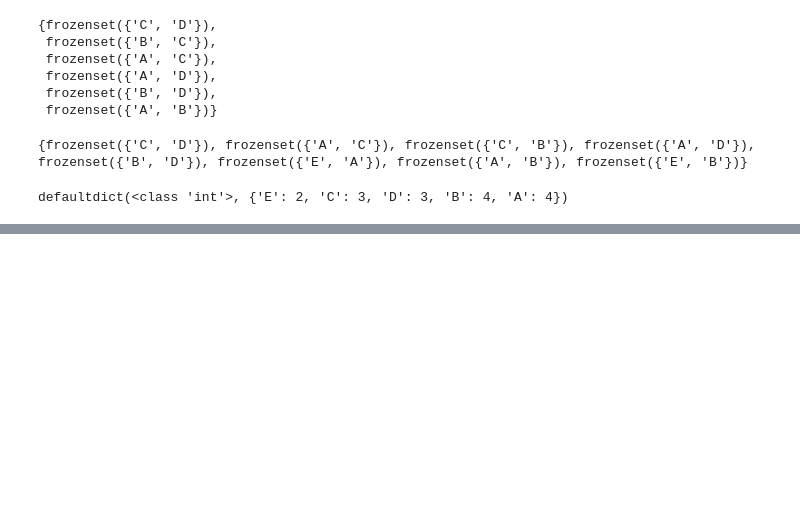
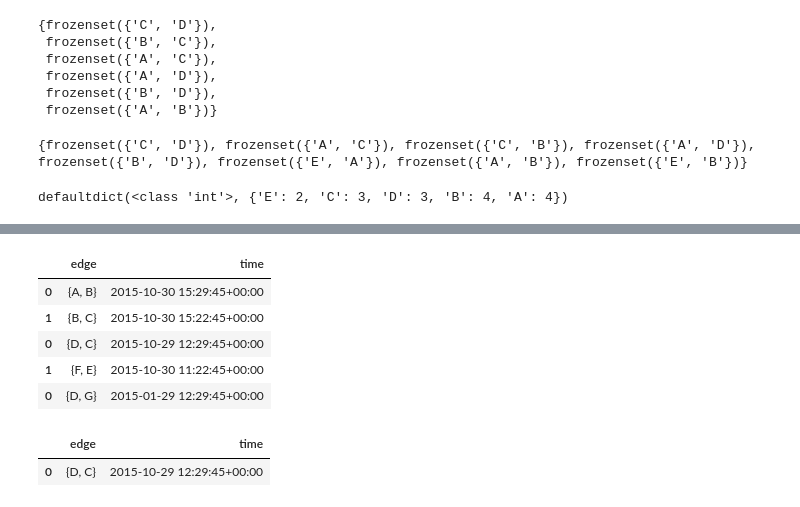
Before and after one commit to marksibrahim/coding-challenge, a Jupyter notebook: src/play/graph_play.ipynb, the cells around one changed output, grey strips where cells are left out. Saved outputs shown, nothing was run; the diff lists cells and outputs as text; code cells hidden in the pictures; blank space fills up the shorter version.

```diff
--- a/src/play/graph_play.ipynb
+++ b/src/play/graph_play.ipynb
@@ -82,0 +220,5 @@ defaultdict(<class 'int'>, {'E': 2, 'C': 3, 'D': 3, 'B': 4, 'A': 4})
+# %%
+df2 = pd.DataFrame({"edge": [set(("C", "D")), set(("E", "F"))],
+                  "time": [pd.Timestamp("Fri Oct 29 12:29:45 +0000 2015"),
+                           pd.Timestamp("Mon Oct 30 11:22:45 +0000 2015")]
+                   })
@@ -82,0 +231,2 @@ defaultdict(<class 'int'>, {'E': 2, 'C': 3, 'D': 3, 'B': 4, 'A': 4})
+# %%
+df.append(df2)
@@ -82,0 +239,20 @@ defaultdict(<class 'int'>, {'E': 2, 'C': 3, 'D': 3, 'B': 4, 'A': 4})
+# %%
+df = df.append(df2)
+# %%
+df3 = pd.DataFrame({"edge": [set(("G", "D")),],
+                  "time": [pd.Timestamp("Fri Jan 29 12:29:45 +0000 2015"),]
+                   })
+# %%
+df.append(df3)
+# %% [output]
+|  | edge | time |
+| 0 | {A, B} | 2015-10-30 15:29:45+00:00 |
+| 1 | {B, C} | 2015-10-30 15:22:45+00:00 |
+| 0 | {D, C} | 2015-10-29 12:29:45+00:00 |
+| 1 | {F, E} | 2015-10-30 11:22:45+00:00 |
+| 0 | {D, G} | 2015-01-29 12:29:45+00:00 |
+# %%
+df.sort_values("time").head(1)
+# %% [output]
+|  | edge | time |
+| 0 | {D, C} | 2015-10-29 12:29:45+00:00 |
```
Also changed, not shown: parts of 38 cells of this notebook, 8 other files.
